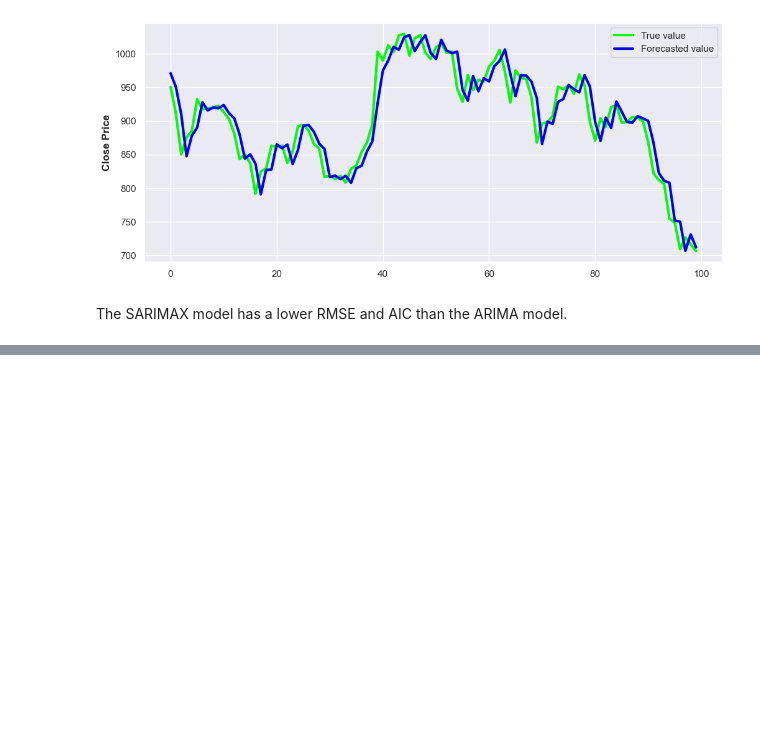
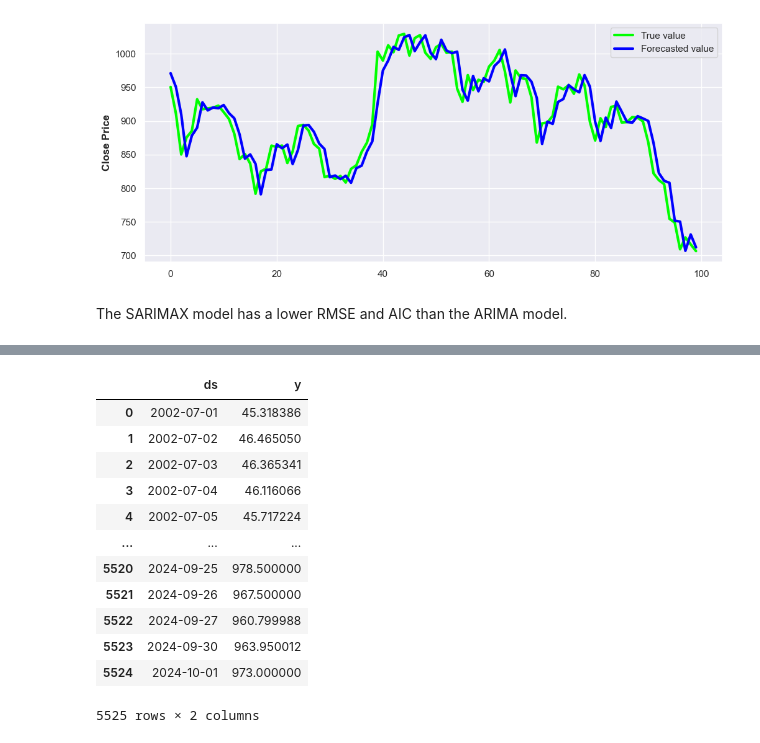
Before and after one commit to akashprak/StockPrice-TimeSeries, a Jupyter notebook: notebooks/Stock_price_forecast.ipynb, the cells around one changed output, grey strips where cells are left out. Saved outputs shown, nothing was run; the diff lists cells and outputs as text; code cells hidden in the pictures; blank space fills up the shorter version.

```diff
--- a/notebooks/Stock_price_forecast.ipynb
+++ b/notebooks/Stock_price_forecast.ipynb
@@ -425,0 +434,2 @@ The SARIMAX model has a lower RMSE and AIC than the ARIMA model.
+# %%
+df = pd.read_csv("../Data/FACT-stockprice-history.csv")
@@ -425,0 +452,4 @@ The SARIMAX model has a lower RMSE and AIC than the ARIMA model.
+# %%
+# since prophet is a univariate model, we will use only the Close price
+df = df[["Date", "Close"]]
+df.head()
@@ -425,0 +480,17 @@ The SARIMAX model has a lower RMSE and AIC than the ARIMA model.
+# %%
+train_df, test_df = df.iloc[:-100], df.iloc[-100:]
+train_df
+# %% [output]
+|  | ds | y |
+| 0 | 2002-07-01 | 45.318386 |
+| 1 | 2002-07-02 | 46.465050 |
+| 2 | 2002-07-03 | 46.365341 |
+| 3 | 2002-07-04 | 46.116066 |
+| 4 | 2002-07-05 | 45.717224 |
+| ... | ... | ... |
+| 5520 | 2024-09-25 | 978.500000 |
+| 5521 | 2024-09-26 | 967.500000 |
+| 5522 | 2024-09-27 | 960.799988 |
+| 5523 | 2024-09-30 | 963.950012 |
+| 5524 | 2024-10-01 | 973.000000 |
+5525 rows × 2 columns
```
Also changed, not shown: parts of 10 cells of this notebook.
